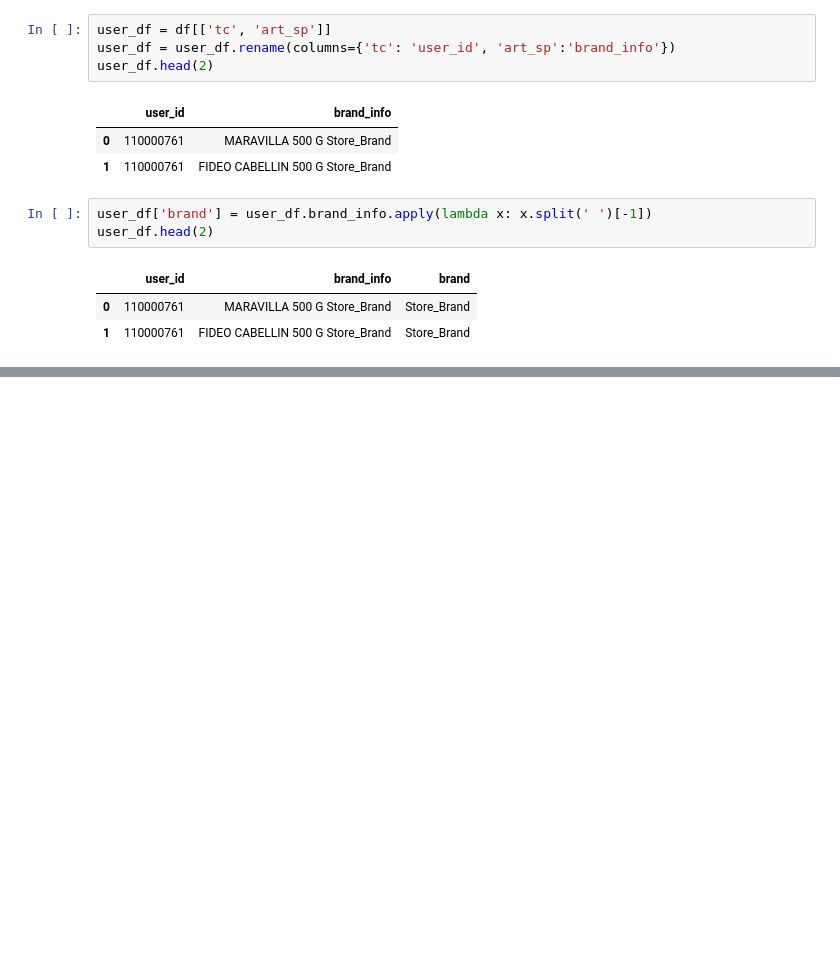
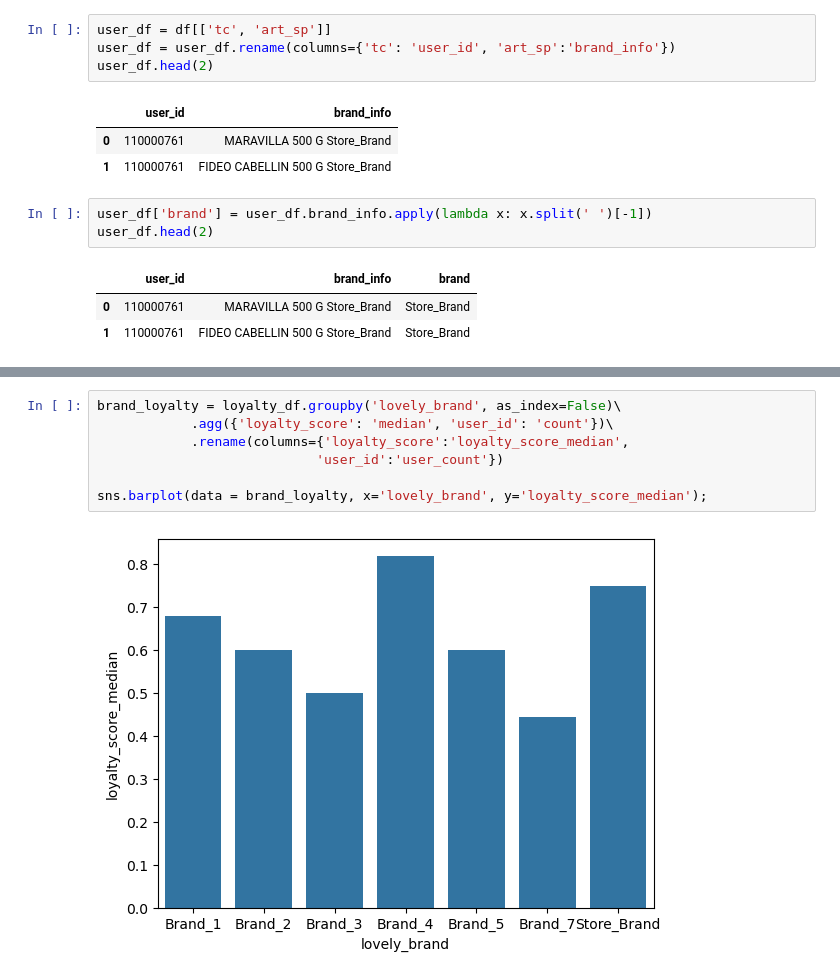
Before and after one commit to a18091986/EDU, a Jupyter notebook: !Projects/3_АнализЛояльностиПользователей/consumer_loyalty.ipynb, the cells around one changed output, grey strips where cells are left out. Cells and saved outputs as stored; diff of their text form; blank space fills up the shorter version.

```diff
--- a/!Projects/3_АнализЛояльностиПользователей/consumer_loyalty.ipynb
+++ b/!Projects/3_АнализЛояльностиПользователей/consumer_loyalty.ipynb
@@ -28,0 +115,9 @@ user_df.head(2)
+# %%
+brand_loyalty = loyalty_df.groupby('lovely_brand', as_index=False)\
+            .agg({'loyalty_score': 'median', 'user_id': 'count'})\
+            .rename(columns={'loyalty_score':'loyalty_score_median',
+                            'user_id':'user_count'})
+
+sns.barplot(data = brand_loyalty, x='lovely_brand', y='loyalty_score_median');
+# %% [output]
+[figure, added]
```
Also changed, not shown: parts of 12 cells of this notebook.
